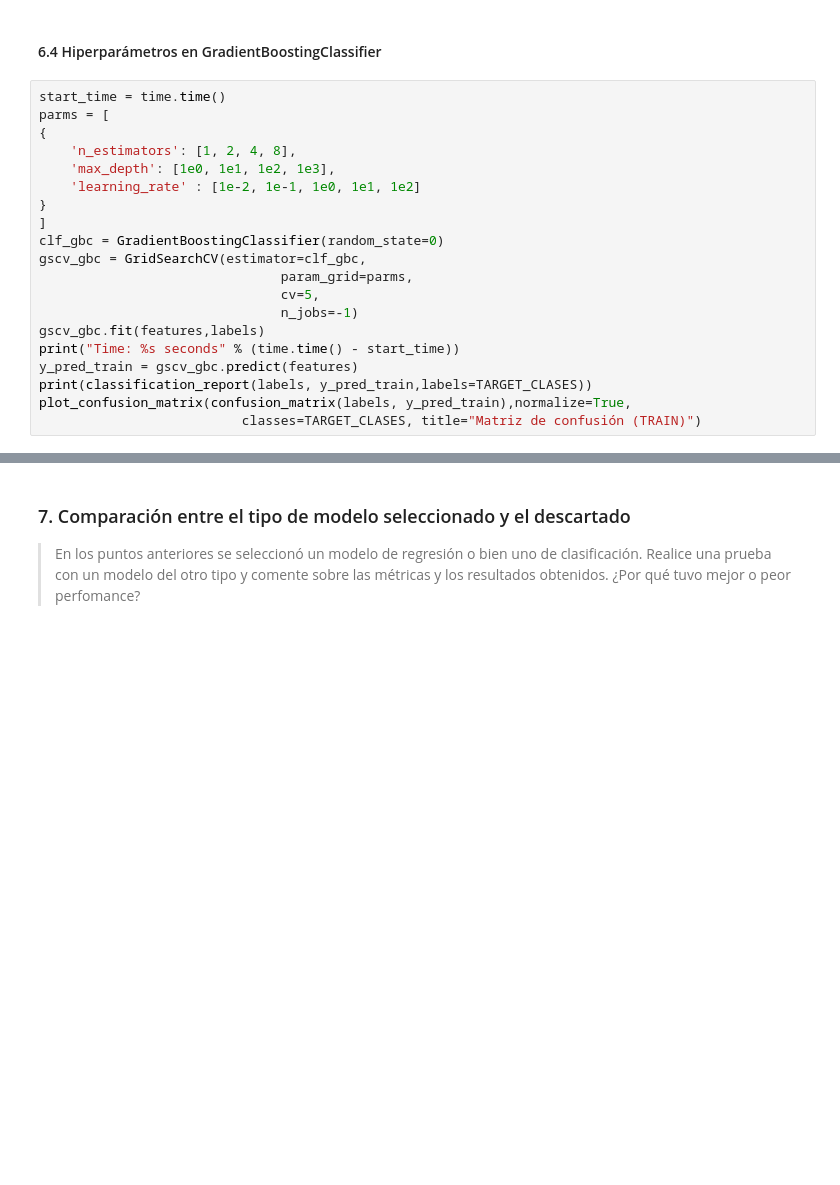
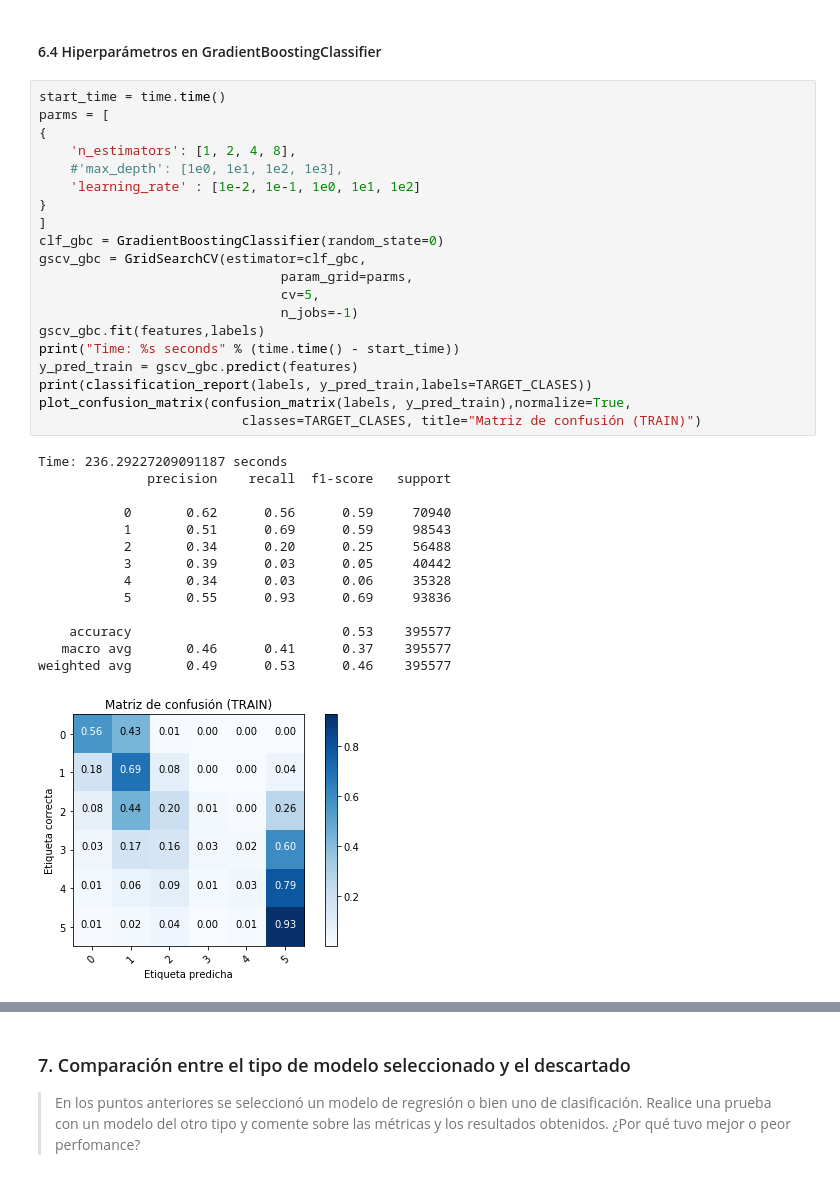
Before and after one commit to NSalina/diplodatos_2019, a Jupyter notebook: mentoria_envios/Practico3_IAA_Mentoria_cuando_llega.ipynb, the cells around one changed output, grey strips where cells are left out. Saved outputs shown, nothing was run; the diff lists cells and outputs as text; blank space fills up the shorter version.

```diff
--- a/mentoria_envios/Practico3_IAA_Mentoria_cuando_llega.ipynb
+++ b/mentoria_envios/Practico3_IAA_Mentoria_cuando_llega.ipynb
@@ -584,23 +597,38 @@ plot_confusion_matrix(confusion_matrix(labels_test, y_pred_test),normalize=True,
 # %%
 start_time = time.time()
 parms = [
 {
     'n_estimators': [1, 2, 4, 8],
-    'max_depth': [1e0, 1e1, 1e2, 1e3],
+    #'max_depth': [1e0, 1e1, 1e2, 1e3],
     'learning_rate' : [1e-2, 1e-1, 1e0, 1e1, 1e2]
 }
 ]
 clf_gbc = GradientBoostingClassifier(random_state=0)
 gscv_gbc = GridSearchCV(estimator=clf_gbc,
                                param_grid=parms,
                                cv=5,
                                n_jobs=-1)
 gscv_gbc.fit(features,labels)
 print("Time: %s seconds" % (time.time() - start_time))
 y_pred_train = gscv_gbc.predict(features)
 print(classification_report(labels, y_pred_train,labels=TARGET_CLASES))
 plot_confusion_matrix(confusion_matrix(labels, y_pred_train),normalize=True,
                           classes=TARGET_CLASES, title="Matriz de confusión (TRAIN)")
+# %% [output]
+Time: 236.29227209091187 seconds
+              precision    recall  f1-score   support
+
+           0       0.62      0.56      0.59     70940
+           1       0.51      0.69      0.59     98543
+           2       0.34      0.20      0.25     56488
+           3       0.39      0.03      0.05     40442
+           4       0.34      0.03      0.06     35328
+           5       0.55      0.93      0.69     93836
+
+    accuracy                           0.53    395577
+   macro avg       0.46      0.41      0.37    395577
+weighted avg       0.49      0.53      0.46    395577
+[figure, added]
 # %%
 y_pred_test = gscv_gbc.predict(features_test)
 plot_confusion_matrix(confusion_matrix(labels_test, y_pred_test),normalize=True,
```
Also changed, not shown: parts of 13 cells of this notebook.
